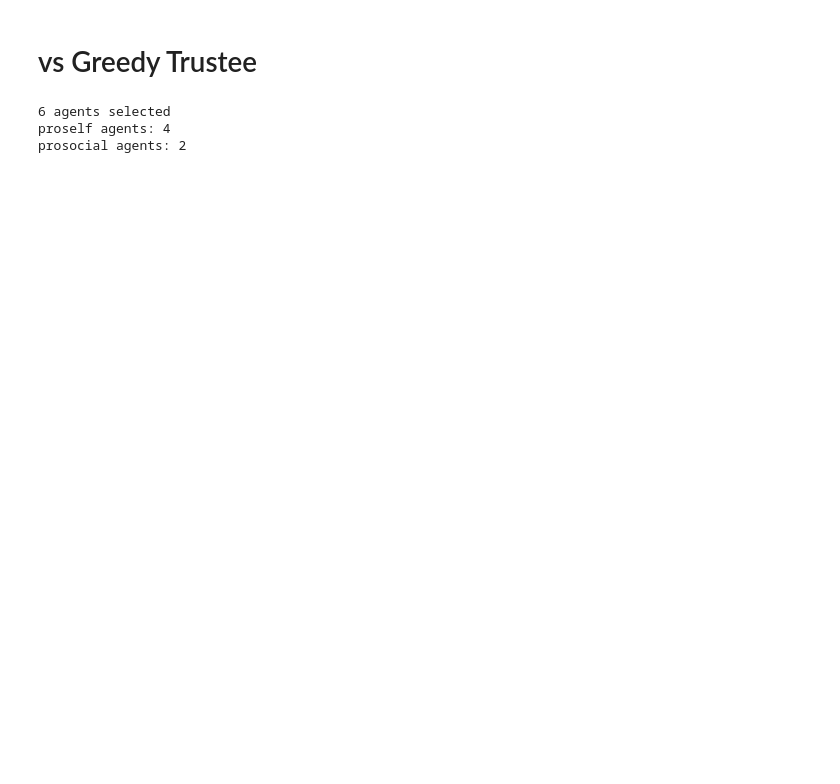
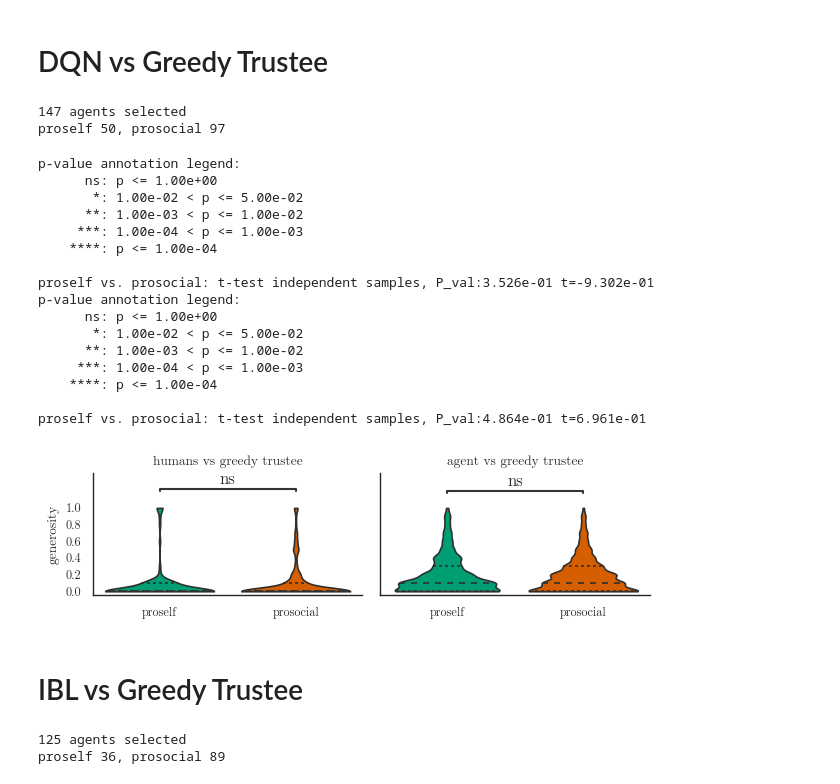
Before and after one commit to psipeter/social-value-orientation, a Jupyter notebook: agent_populations.ipynb, the cells around one changed output. Saved outputs shown, nothing was run; the diff lists cells and outputs as text; code cells hidden in the pictures; blank space fills up the shorter version.

```diff
--- a/agent_populations.ipynb
+++ b/agent_populations.ipynb
@@ -158,7 +64,7 @@ def retestAndPlot(agents, sim, args):
         fig.savefig(f"plots/{ID}_generalize.png", dpi=600)
         plt.close("all")
 # %% [markdown]
-# vs Greedy Trustee
+# DQN vs Greedy Trustee
 # %%
 params = {
     "architecture": "DQN",
@@ -198,9 +109,32 @@ for i in range(args['nIter']+1):
 data = pd.concat(dfs, ignore_index=True)
 # %%
 pop, selected = selectLearners(agents, data)
-sim = addLabel(pop, selected, thr=0.2)
-sim.to_pickle(f"data/DQN_vs_greedy_trustee_generosity.pkl")
+sim, nProself, nProsocial = addLabel(pop, selected, args)
+print(f"proself {nProself}, prosocial {nProsocial}")
+sim.to_pickle(f"data/{params['architecture']}_vs_greedy_trustee_violin.pkl")
 # %% [output]
-6 agents selected
-proself agents: 4
-prosocial agents: 2
+147 agents selected
+proself 50, prosocial 97
+# %%
+player = args['player']
+opponent = args['opponent']
+emp = pd.read_pickle("data/human_data_cleaned.pkl").query('player==@player & opponent==@opponent')
+tTestAndPlot(emp, sim, args, 'generosity')
+# %% [output]
+p-value annotation legend:
+      ns: p <= 1.00e+00
+       *: 1.00e-02 < p <= 5.00e-02
+      **: 1.00e-03 < p <= 1.00e-02
+     ***: 1.00e-04 < p <= 1.00e-03
+    ****: p <= 1.00e-04
+
+proself vs. prosocial: t-test independent samples, P_val:3.526e-01 t=-9.302e-01
+p-value annotation legend:
+      ns: p <= 1.00e+00
+       *: 1.00e-02 < p <= 5.00e-02
+      **: 1.00e-03 < p <= 1.00e-02
+     ***: 1.00e-04 < p <= 1.00e-03
+    ****: p <= 1.00e-04
+
+proself vs. prosocial: t-test independent samples, P_val:4.864e-01 t=6.961e-01
+[figure, added]
@@ -206,0 +148,2 @@ prosocial agents: 2
+# %% [markdown]
+# IBL vs Greedy Trustee
@@ -207,3 +193,11 @@ prosocial agents: 2
+# %%
+pop, selected = selectLearners(agents, data)
+sim, nProself, nProsocial = addLabel(pop, selected, args)
+print(f"proself {nProself}, prosocial {nProsocial}")
+sim.to_pickle(f"data/{params['architecture']}_vs_greedy_trustee_violin.pkl")
+# %% [output]
+125 agents selected
+proself 36, prosocial 89
 # %%
 player = args['player']
 opponent = args['opponent']
```
Also changed, not shown: parts of 13 cells of this notebook, 3 other files.
